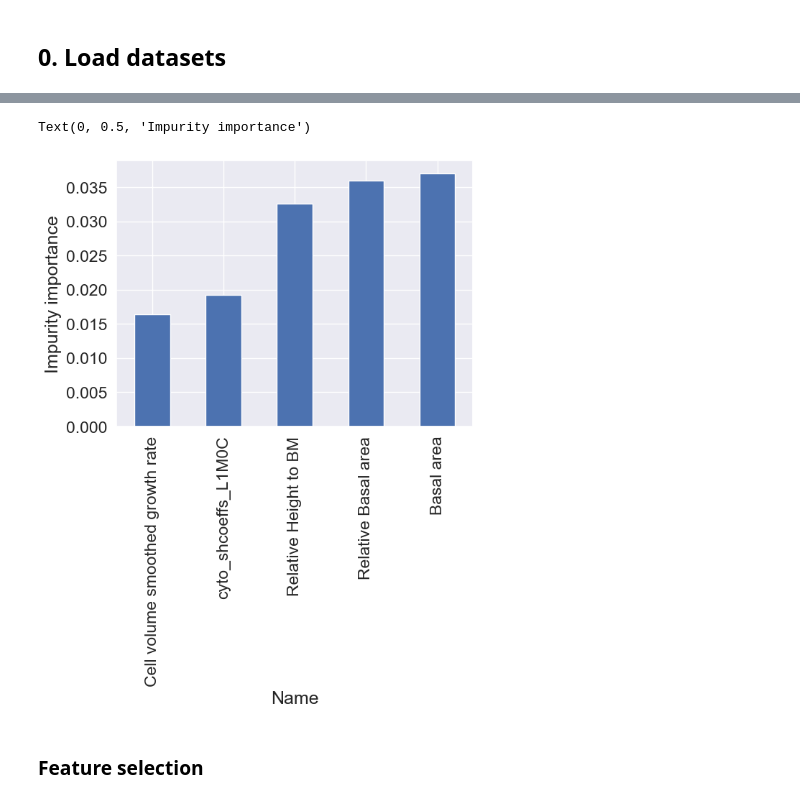
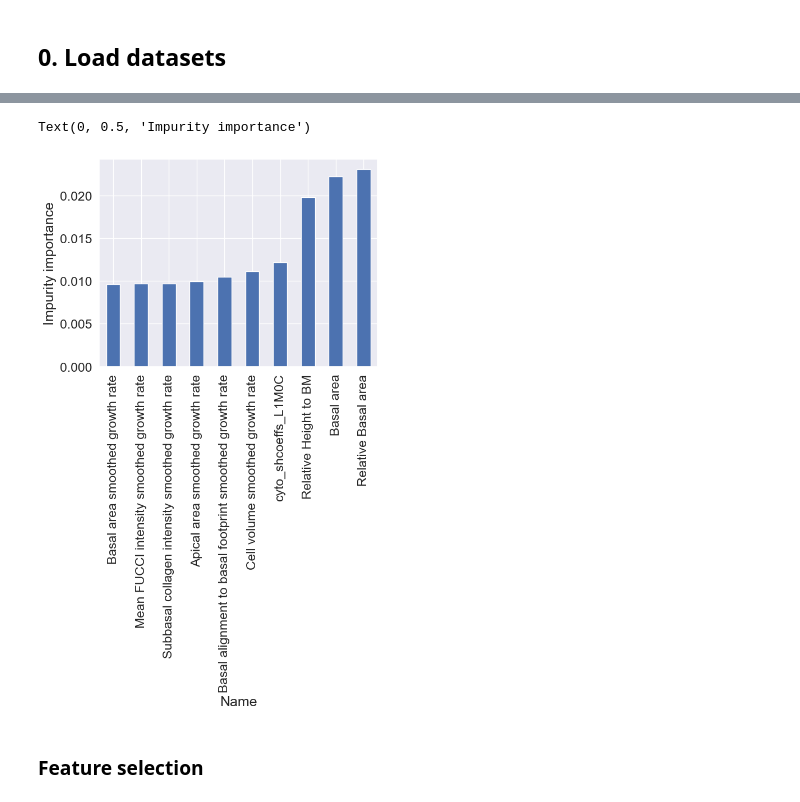
Before and after one commit to xies/mouse_skin_size_control, a Jupyter notebook: 2025_lineage_analysis/notebooks/RF_classify_birth.ipynb, the cells around one changed output, grey strips where cells are left out. Saved outputs shown, nothing was run; the diff lists cells and outputs as text; code cells hidden in the pictures.

```diff
--- a/2025_lineage_analysis/notebooks/RF_classify_birth.ipynb
+++ b/2025_lineage_analysis/notebooks/RF_classify_birth.ipynb
@@ -33,6 +33,7 @@ def get_balanced_df_by_category(df,category):
 
     return output
 
+
 def predict_feature(df:pd.DataFrame,
                     classifier,
                     feature2predict,
@@ -49,14 +50,14 @@ def predict_feature(df:pd.DataFrame,
 
         # rng = np.random.RandomState(0)
         df_ = get_balanced_df_by_category(df, df[feature2predict,'Meta'].values)
+
         pipe = pipeline.make_pipeline(preprocessing.StandardScaler(),
-                                      feature_selection.SelectFromModel(classifier),
-                                      classifier )
+                                      classifier(random_state=i) )
 
         y = df_[feature2predict,'Meta'].astype(float)
         X = df_.xs(measurement_level_name,level=1,axis=1).astype(float)
         X[np.isinf(X)] = np.nan
-        X_train,X_test,y_train,y_test = model_selection.train_test_split(X,y)
+        X_train,X_test,y_train,y_test = model_selection.train_test_split(X,y,random_state=i+1)
 
         model = pipe.fit(X_train,y_train)
         models.append(model)
@@ -72,6 +73,7 @@ births = pd.read_pickle(path.join(dataset_dir,f'births.pkl'))
 
 # censor the 'answers'
 features2drop = [(f,a) for f,a in births.columns if 'Time' in f]
+features2drop += [(f,a) for f,a in births.columns if 'Manual' in f]
 features2drop += [(f,a) for f,a in births.columns if 'duration' in f]
 features2drop += [(f,a) for f,a in births.columns if 'Total' in f]
 features2drop += [(f,a) for f,a in births.columns if 'cell coords' in f]
@@ -79,5 +81,5 @@ features2drop += [(f,a) for f,a in births.columns if 'smoothed' in f and not 'ra
 features2drop += [(f,a) for f,a in births.columns if 'exponential' in f and not 'G1 only' in f]
 features2drop += ['Z','Z-cyto']
 births = births[births['Fate known','Meta']]
-births = births.drop(columns=features2drop)
+births = births.drop(features2drop,axis=1)
 # %% [markdown]
@@ -87,8 +89,8 @@ births = births.drop(columns=features2drop)
 # axis0: observation axis1: prediction
 
 feature2predict = 'Will differentiate'
-predictions,models = predict_feature(births, ensemble.RandomForestClassifier(random_state=None),
-                                     feature2predict,Niter=1000)
+predictions,models = predict_feature(births, ensemble.RandomForestClassifier,
+                                     feature2predict,Niter=10000)
 # %%
 # Calculate the confusion matrix
 avg_confusion = np.array([metrics.confusion_matrix(a,b)/len(a) for a,b in zip(predictions[0,:],predictions[1,:])])
@@ -116,15 +118,15 @@ print(f'{AUCs.mean()}')
 # %%
 feat_names = births.xs('Measurement',level=1,axis=1).columns
 importances = pd.DataFrame(columns = feat_names,index=range(len(models)))
 for i,m in enumerate(models):
-    importances.loc[i,feat_names[m[1].get_support()]] = m[2].feature_importances_
+    importances.loc[i,:] = m[1].feature_importances_
 
-importances.dropna(how='all').mean(axis=0).sort_values().dropna().tail(5).plot.bar()
+importances.dropna(how='all').mean(axis=0).sort_values().dropna().tail(10).plot.bar()
 
 plt.ylabel('Impurity importance')
 # %% [output]
 Text(0, 0.5, 'Impurity importance')
-[figure, old version]
+[figure, new version]
 # %% [markdown]
 ### Feature selection
 # %%
```
Also changed, not shown: parts of 3 cells of this notebook, 3 other files.
